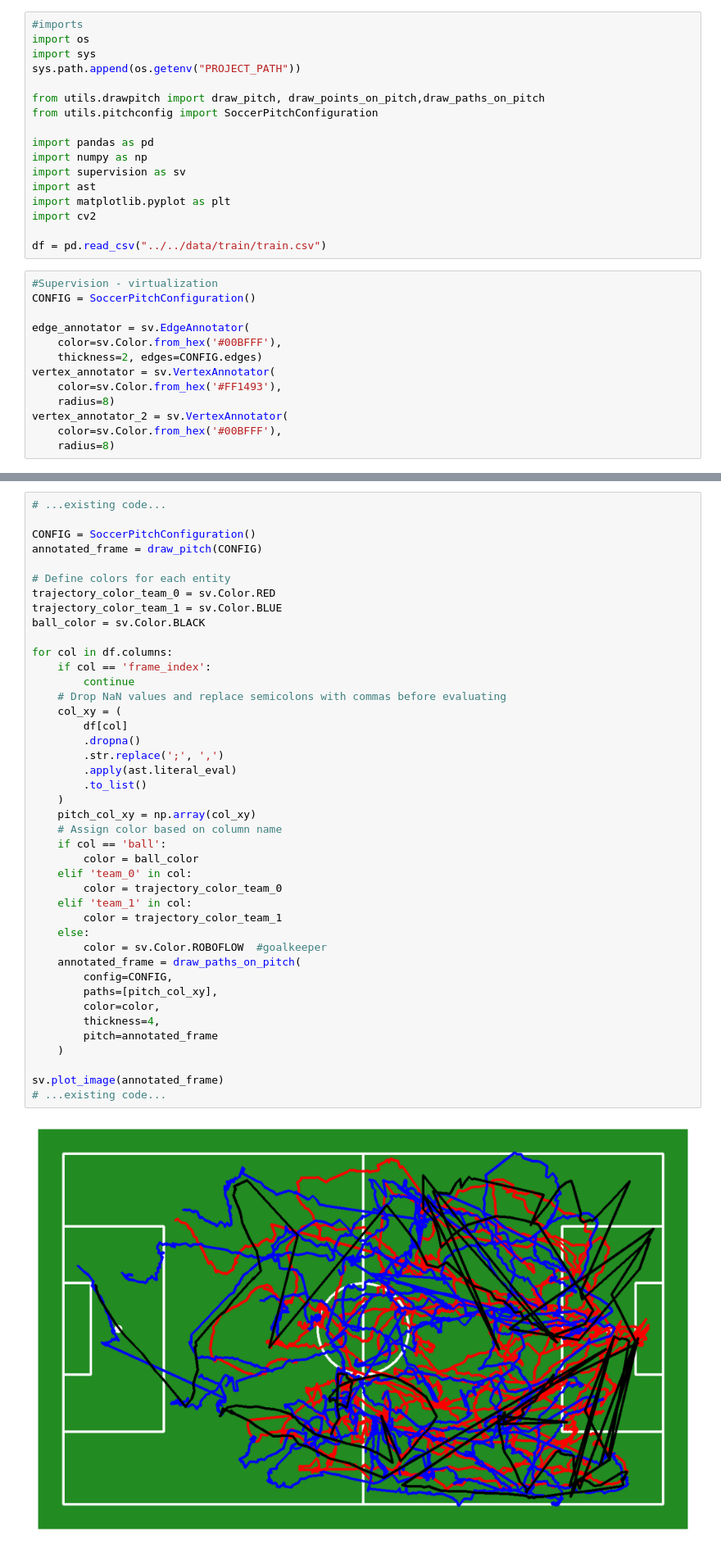
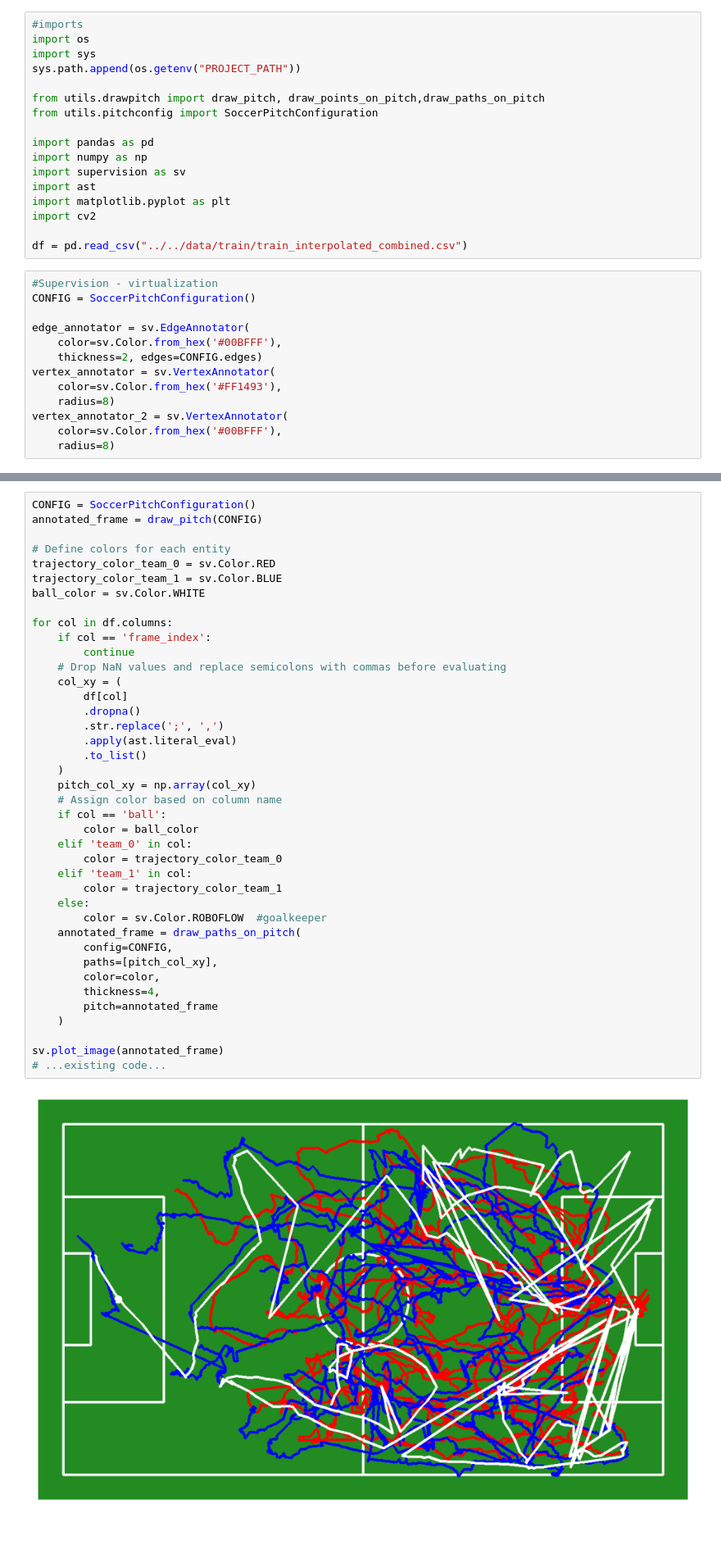
Before and after one commit to ppedro20/VirtIAFut, a Jupyter notebook: notebooks/detections/04_elements_presentation.ipynb, the cells around one changed output, grey strips where cells are left out. Shown at 82% size. Drawn from its saved outputs; the diff is of its cells as text.

```diff
--- a/notebooks/detections/04_elements_presentation.ipynb
+++ b/notebooks/detections/04_elements_presentation.ipynb
@@ -16,7 +16,7 @@ import ast
 import matplotlib.pyplot as plt
 import cv2
 
-df = pd.read_csv("../../data/train/train.csv")
+df = pd.read_csv("../../data/train/train_interpolated_combined.csv")
 # %%
 #Supervision - virtualization
 CONFIG = SoccerPitchConfiguration()
@@ -53,46 +53,44 @@ sv.plot_image(annotated_frame)
 # %% [output]
 [figure]
 # %%
-# ...existing code...
-
 CONFIG = SoccerPitchConfiguration()
 annotated_frame = draw_pitch(CONFIG)
 
 # Define colors for each entity
 trajectory_color_team_0 = sv.Color.RED
 trajectory_color_team_1 = sv.Color.BLUE
-ball_color = sv.Color.BLACK
+ball_color = sv.Color.WHITE
 
 for col in df.columns:
     if col == 'frame_index':
         continue
     # Drop NaN values and replace semicolons with commas before evaluating
     col_xy = (
         df[col]
         .dropna()
         .str.replace(';', ',')
         .apply(ast.literal_eval)
         .to_list()
     )
     pitch_col_xy = np.array(col_xy)
     # Assign color based on column name
     if col == 'ball':
         color = ball_color
     elif 'team_0' in col:
         color = trajectory_color_team_0
     elif 'team_1' in col:
         color = trajectory_color_team_1
     else:
         color = sv.Color.ROBOFLOW  #goalkeeper
     annotated_frame = draw_paths_on_pitch(
         config=CONFIG,
         paths=[pitch_col_xy],
         color=color,
         thickness=4,
         pitch=annotated_frame
     )
 
 sv.plot_image(annotated_frame)
 # ...existing code...
 # %% [output]
-[figure, old version]
+[figure, new version]
```
Also changed, not shown: 5 other files.
